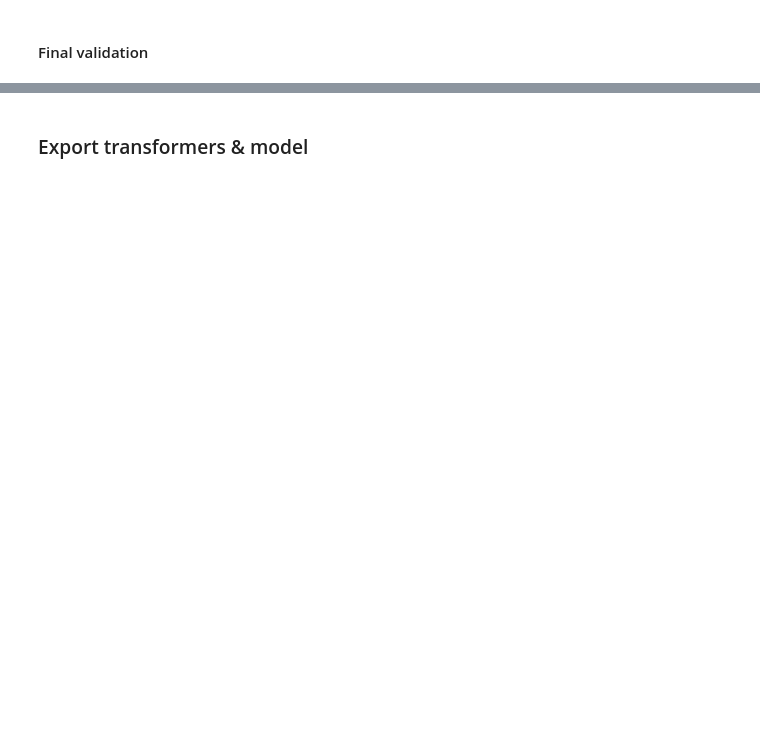
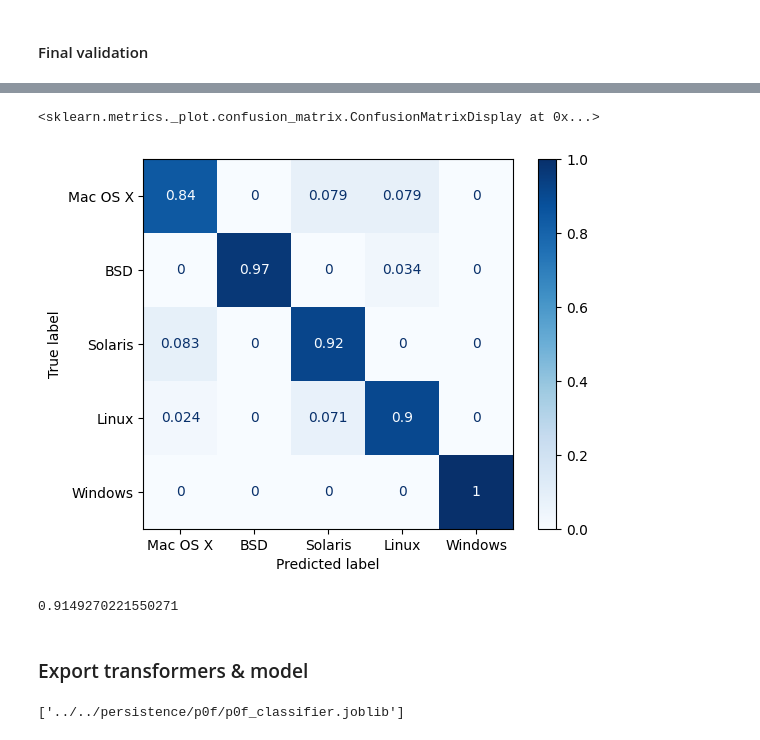
Before and after one commit to rubenpjove/fingerAI, a Jupyter notebook: ai_model_creation/ai_p0f_model_creation/models_creation_v2.ipynb, the cells around one changed output, grey strips where cells are left out. Drawn from its saved outputs; the diff is of its cells as text; code cells hidden in the pictures; blank space fills up the shorter version.

```diff
--- a/ai_model_creation/ai_p0f_model_creation/models_creation_v2.ipynb
+++ b/ai_model_creation/ai_p0f_model_creation/models_creation_v2.ipynb
@@ -462,10 +476,22 @@ print(cohen_kappa_score(y_true, y_pred))
+# %%
+disp2 = ConfusionMatrixDisplay(confusion_matrix(y_true, y_pred, labels=grid_search.classes_,normalize='true'),display_labels=['Mac OS X', 'BSD','Solaris', 'Linux', 'Windows'])
+disp2.plot(cmap=plt.cm.Blues)
+# %% [output]
+<sklearn.metrics._plot.confusion_matrix.ConfusionMatrixDisplay at 0x...>
+[figure, added]
+# %%
+print(cohen_kappa_score(y_true, y_pred))
+# %% [output]
+0.9149270221550271
 # %% [markdown]
 ### Export transformers & model
 # %%
-# from joblib import dump, load
+from joblib import dump
 
-# # Transformers
-# dump(encoders, '../../persistence/p0f/p0f_encoders.joblib')
+# Transformers
+dump(encoders, '../../persistence/p0f/p0f_encoders.joblib')
 
-# # Models
-# dump(models_ML.Model.values[2],'../../persistence/p0f/p0f_classifier.joblib')
+# Models
+dump(grid_search.best_estimator_,'../../persistence/p0f/p0f_classifier.joblib')
+# %% [output]
+['../../persistence/p0f/p0f_classifier.joblib']
```
Also changed, not shown: parts of 29 cells of this notebook, 7 other files.
